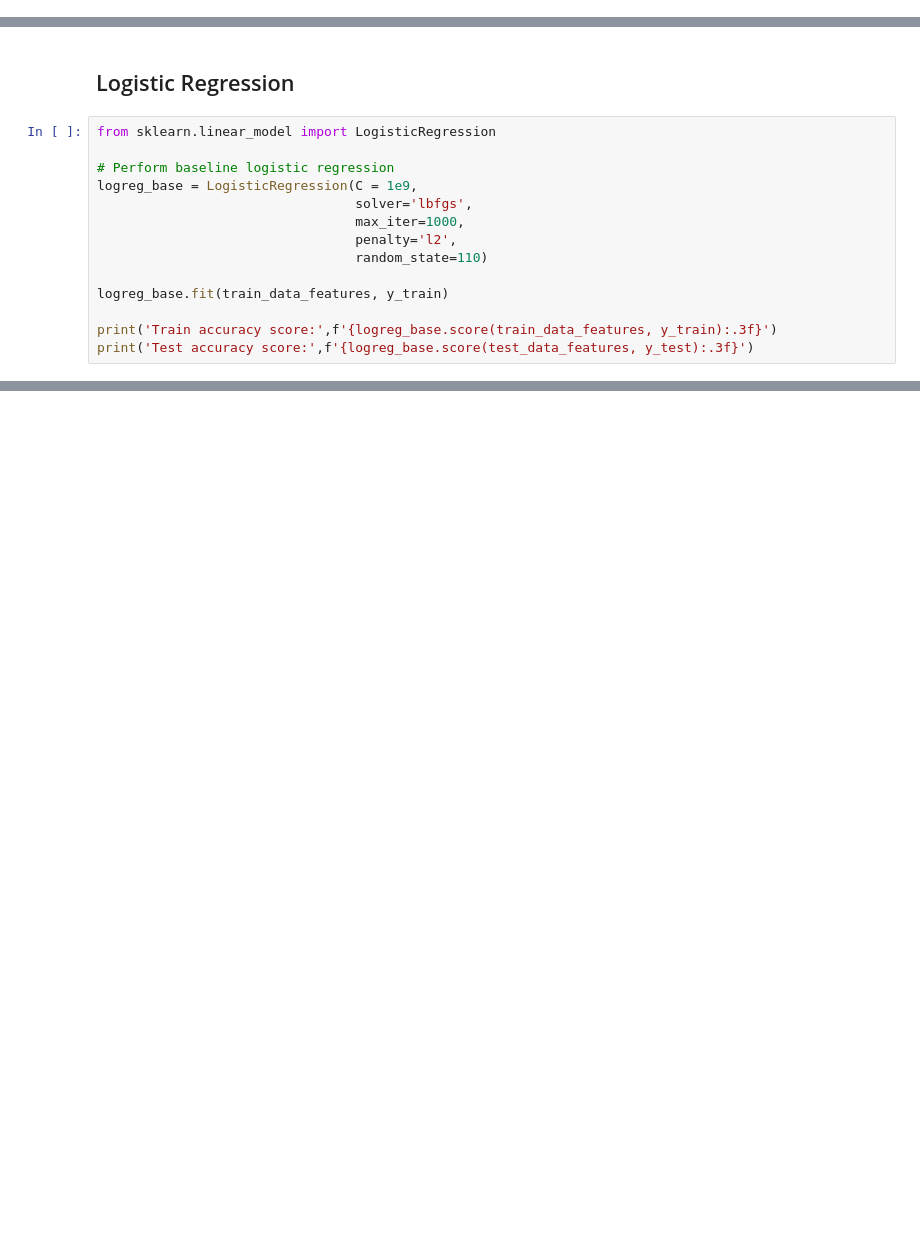
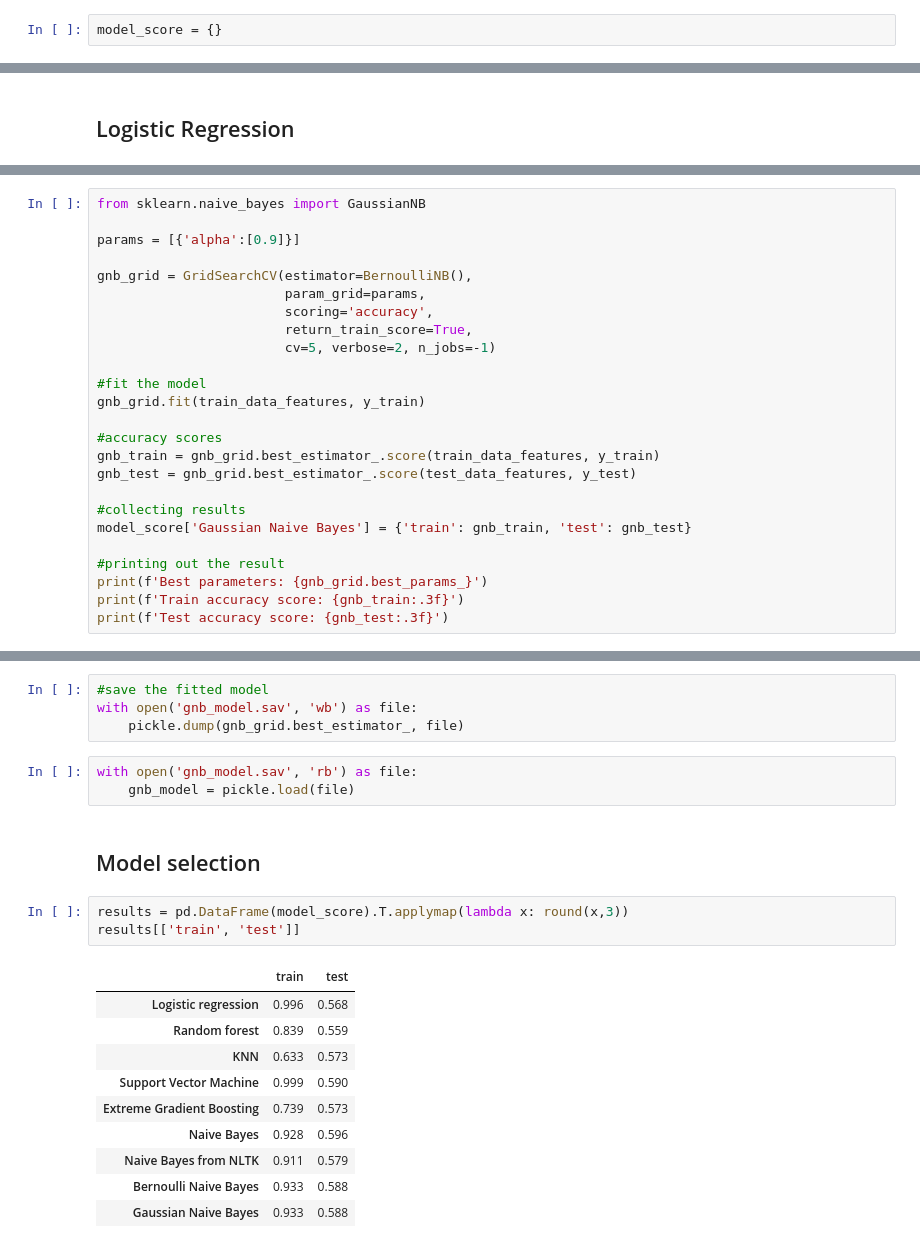
Before and after one commit to apy444/nlp_sentiment_business_articles, a Jupyter notebook: Technical_notebook.ipynb, the cells around one changed output, grey strips where cells are left out. Saved outputs shown, nothing was run; the diff lists cells and outputs as text; blank space fills up the shorter version.

```diff
--- a/Technical_notebook.ipynb
+++ b/Technical_notebook.ipynb
@@ -90,0 +123,2 @@ Shape of test target:   (1435,)
+# %%
+model_score = {}
@@ -91,16 +206,2 @@ Shape of test target:   (1435,)
 # %% [markdown]
 ## Logistic Regression
-# %%
-from sklearn.linear_model import LogisticRegression
-
-# Perform baseline logistic regression
-logreg_base = LogisticRegression(C = 1e9,
-                                 solver='lbfgs',
-                                 max_iter=1000,
-                                 penalty='l2',
-                                 random_state=110)
-
-logreg_base.fit(train_data_features, y_train)
-
-print('Train accuracy score:',f'{logreg_base.score(train_data_features, y_train):.3f}')
-print('Test accuracy score:',f'{logreg_base.score(test_data_features, y_test):.3f}')
@@ -229,0 +556,25 @@ feat_imp_forest.head(20)
+# %%
+from sklearn.naive_bayes import GaussianNB
+
+params = [{'alpha':[0.9]}]
+
+gnb_grid = GridSearchCV(estimator=BernoulliNB(),
+                        param_grid=params,
+                        scoring='accuracy',
+                        return_train_score=True,
+                        cv=5, verbose=2, n_jobs=-1)
+
+#fit the model
+gnb_grid.fit(train_data_features, y_train)
+
+#accuracy scores
+gnb_train = gnb_grid.best_estimator_.score(train_data_features, y_train)
+gnb_test = gnb_grid.best_estimator_.score(test_data_features, y_test)
+
+#collecting results
+model_score['Gaussian Naive Bayes'] = {'train': gnb_train, 'test': gnb_test}
+
+#printing out the result
+print(f'Best parameters: {gnb_grid.best_params_}')
+print(f'Train accuracy score: {gnb_train:.3f}')
+print(f'Test accuracy score: {gnb_test:.3f}')
@@ -229,0 +589,23 @@ feat_imp_forest.head(20)
+# %%
+#save the fitted model
+with open('gnb_model.sav', 'wb') as file:
+    pickle.dump(gnb_grid.best_estimator_, file)
+# %%
+with open('gnb_model.sav', 'rb') as file:
+    gnb_model = pickle.load(file)
+# %% [markdown]
+## Model selection
+# %%
+results = pd.DataFrame(model_score).T.applymap(lambda x: round(x,3))
+results[['train', 'test']]
+# %% [output]
+|  | train | test |
+| Logistic regression | 0.996 | 0.568 |
+| Random forest | 0.839 | 0.559 |
+| KNN | 0.633 | 0.573 |
+| Support Vector Machine | 0.999 | 0.590 |
+| Extreme Gradient Boosting | 0.739 | 0.573 |
+| Naive Bayes | 0.928 | 0.596 |
+| Naive Bayes from NLTK | 0.911 | 0.579 |
+| Bernoulli Naive Bayes | 0.933 | 0.588 |
+| Gaussian Naive Bayes | 0.933 | 0.588 |
```
Also changed, not shown: parts of 85 cells of this notebook.
